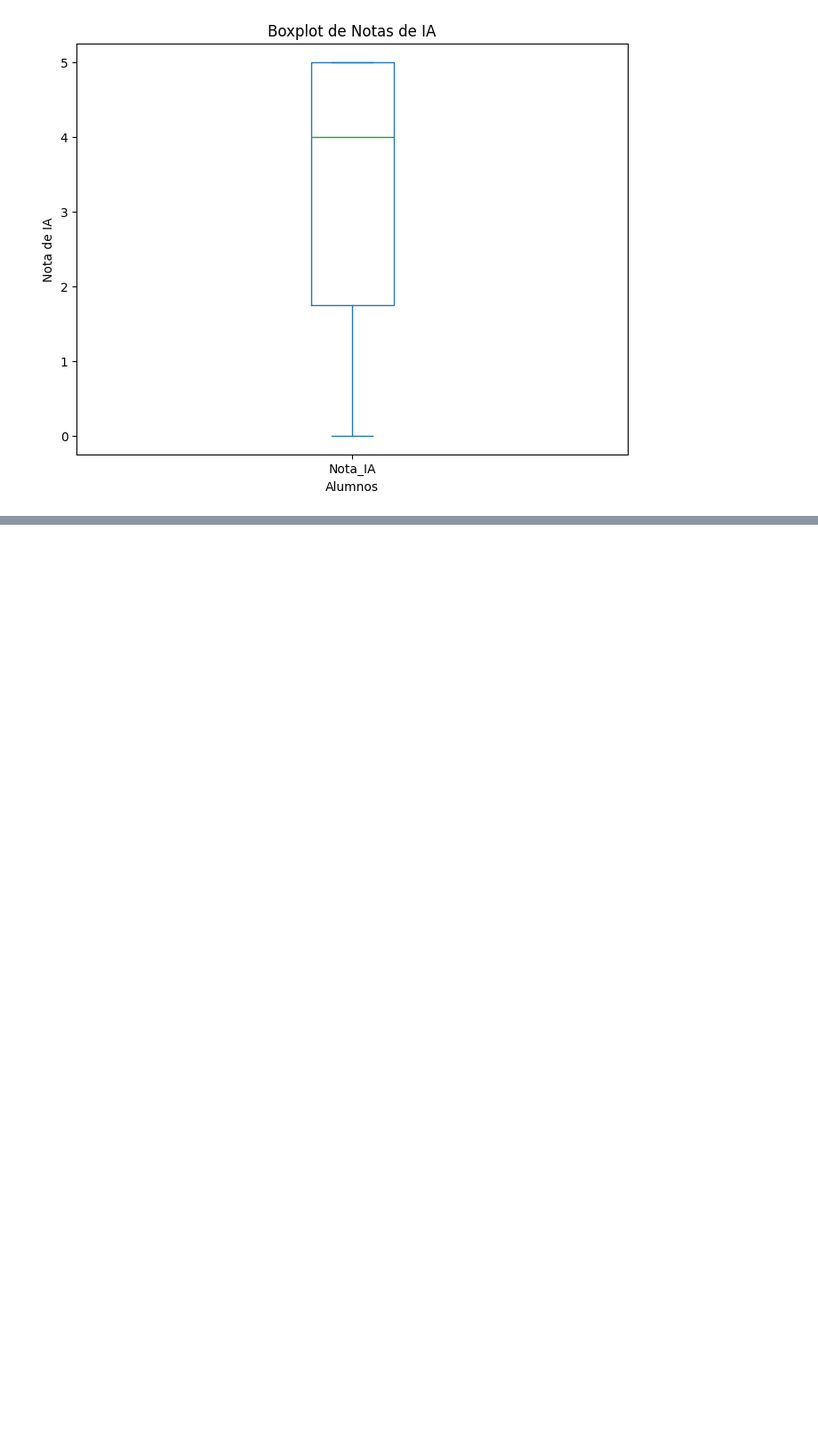
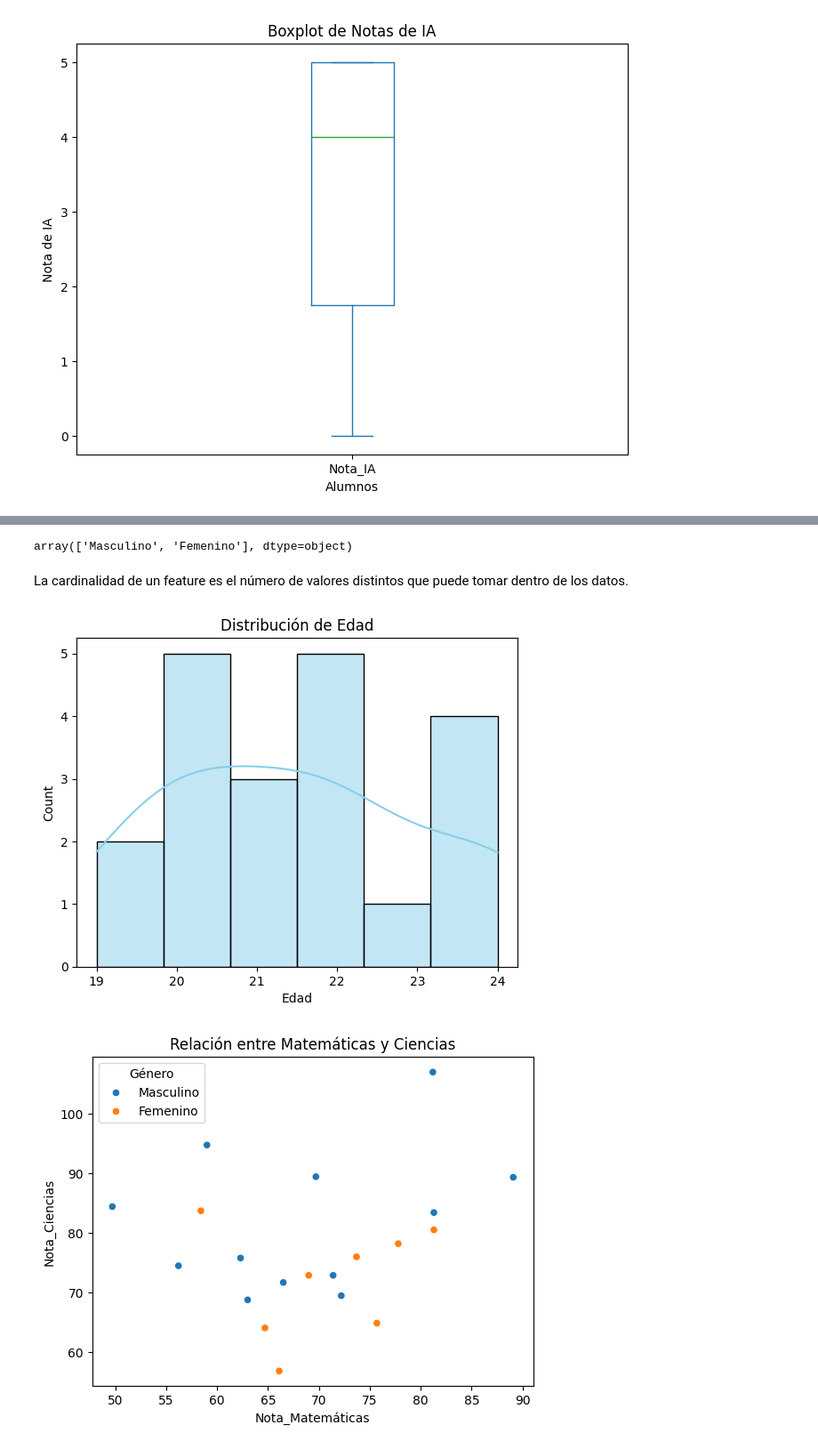
Before and after one commit to wilszon/Clase-Inteligencia-Artificial, a Jupyter notebook: EDA.ipynb, the cells around one changed output, grey strips where cells are left out. Shown: that part at 89% size. Saved outputs shown, nothing was run; the diff lists cells and outputs as text; code cells hidden in the pictures; blank space fills up the shorter version.

```diff
--- a/EDA.ipynb
+++ b/EDA.ipynb
@@ -362,0 +367,19 @@ plt.show()
+# %%
+import pandas as pd
+import numpy as np
+
+# Crear un dataset simulado
+np.random.seed(42)
+data = {
+    "Estudiante": [f"E{i}" for i in range(1, 21)],
+    "Edad": np.random.randint(18, 25, size=20),
+    "Género": np.random.choice(["Femenino", "Masculino"], size=20),
+    "Nota_Matemáticas": np.random.normal(70, 10, size=20).round(1),
+    "Nota_Ciencias": np.random.normal(75, 12, size=20).round(1),
+    "Nota_Inglés": np.random.normal(65, 15, size=20).round(1),
+}
+# %%
+df = pd.DataFrame(data)
+
+# Mostrar el dataset
+df.head()
@@ -362,0 +401,27 @@ plt.show()
+# %%
+df.Género.unique()
+# %% [output]
+array(['Masculino', 'Femenino'], dtype=object)
+# %% [markdown]
+La cardinalidad de un feature es el número de valores distintos que puede tomar dentro de los datos.
+# %%
+import seaborn as sns
+import matplotlib.pyplot as plt
+
+# Histograma de edades
+sns.histplot(df['Edad'], bins=6, kde=True, color='skyblue')
+plt.title("Distribución de Edad")
+plt.show()
+
+# Gráfico de dispersión: Nota_Matemáticas vs Nota_Ciencias
+sns.scatterplot(x="Nota_Matemáticas", y="Nota_Ciencias", hue="Género", data=df)
+plt.title("Relación entre Matemáticas y Ciencias")
+plt.show()
+
+# Boxplot de notas por género
+sns.boxplot(x="Género", y="Nota_Matemáticas", data=df)
+plt.title("Distribución de Notas de Matemáticas por Género")
+plt.show()
+# %% [output]
+[figure, added]
+[figure, added]
```
Also changed, not shown: parts of 29 cells of this notebook.
